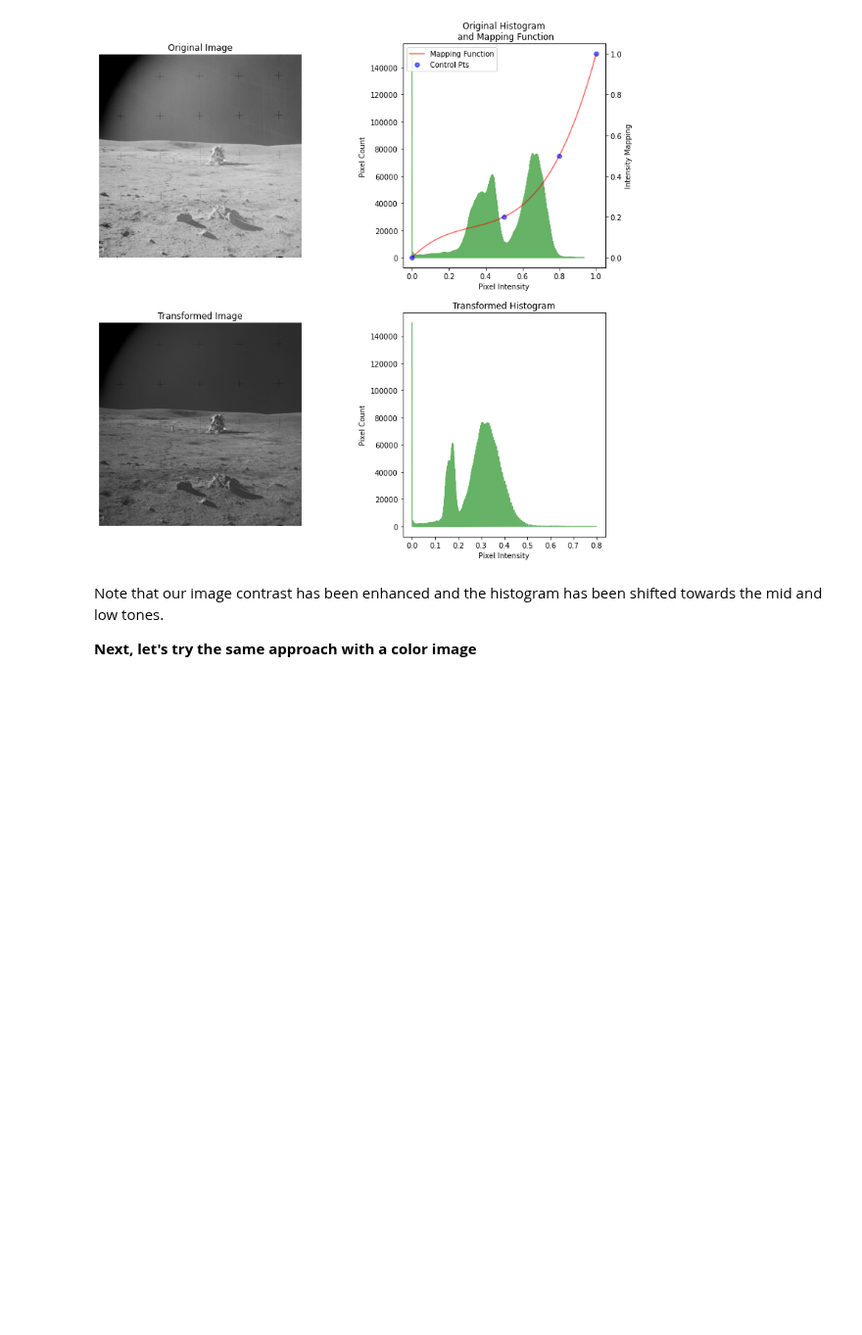
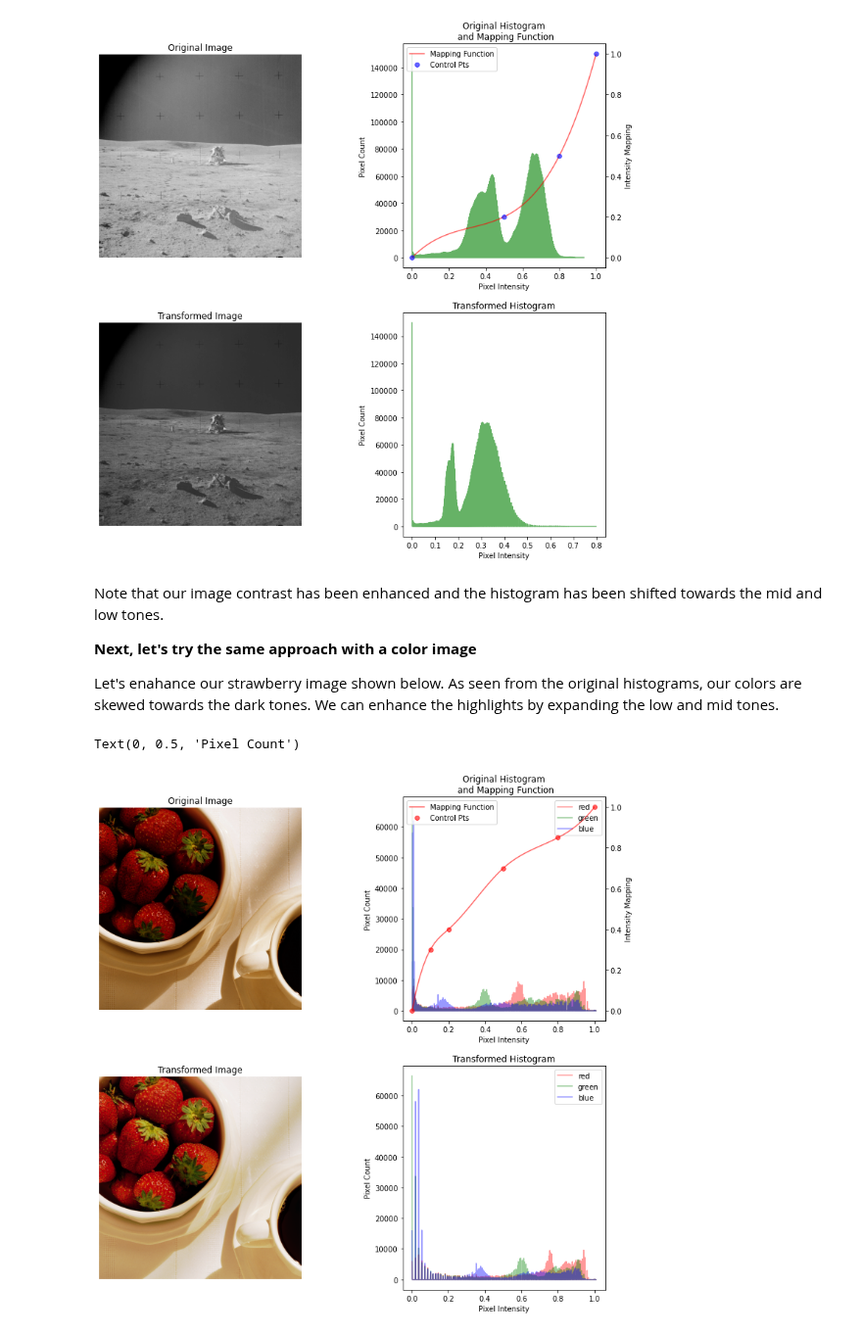
Before and after one commit to ecolon08/Digital-Image-Processing, a Jupyter notebook: Color Image Processing/ec_dip_color_img_proc_01.ipynb, the cells around one changed output. Shown at 98% size. Drawn from its saved outputs; the diff is of its cells as text; code cells hidden in the pictures; blank space fills up the shorter version.

Commit message:
Add control point-based contrast enhancement for color image

```diff
--- a/Color Image Processing/ec_dip_color_img_proc_01.ipynb
+++ b/Color Image Processing/ec_dip_color_img_proc_01.ipynb
@@ -507,3 +507,81 @@ ax_moon_spline[3].set_ylabel('Pixel Count');
 Note that our image contrast has been enhanced and the histogram has been shifted towards the mid and low tones.
 
 **Next, let's try the same approach with a color image**
+
+Let's enahance our strawberry image shown below. As seen from the original histograms, our colors are skewed towards
+the dark tones. We can enhance the highlights by expanding the low and mid tones.
+# %%
+img_strberry = skimage.img_as_float(io.imread('./images/strawberries-RGB-dark.tif'))
+
+# display the transformation function superimposed with the histogram
+fig_strberry, ax_strberry = plt.subplots(2, 2, figsize=(12.5, 12.5))
+ax_strberry = ax_strberry.ravel()
+fig_strberry.subplots_adjust(wspace=0.5)
+
+# display the original image
+ax_strberry[0].imshow(img_strberry)
+ax_strberry[0].set_title("Original Image")
+ax_strberry[0].axis('off')
+
+# compute histograms
+#fire_hist = collections.defaultdict()
+channels = ['red', 'green', 'blue']
+bins = np.arange(0., 1.01, 0.001)
+
+for idx, channel in enumerate(channels):
+    strberry_hist, strberry_hist_ctrs = np.histogram(img_strberry[:, :, idx], bins=bins)
+
+    # Plot histograms
+    ax_strberry[1].plot(strberry_hist_ctrs[1:], strberry_hist, c=channel, alpha=0.4, label=channel)
+    ax_strberry[1].legend()
+
+ax_strberry[1].set_title("Original Histogram\n and Mapping Function")
+ax_strberry[1].set_xlabel('Pixel Intensity')
+ax_strberry[1].set_ylabel('Pixel Count');
+
+# define the mapping function using control points
+strberry_ctrl_pts = np.array([[0.0, 0.0],
+                         [0.1, 0.3],
+                         [0.2, 0.4],
+                         [0.5, 0.7],
+                         [0.8,0.85],
+                         [1.0, 1.0]])
+
+# create spline representations
+strberry_spline_rep = scipy.interpolate.splrep(strberry_ctrl_pts[:, 0], strberry_ctrl_pts[:, 1], s=0)
+
+# evaluate splines
+strberry_spline_eval = scipy.interpolate.splev(eval_pts, strberry_spline_rep, der=0)
+
+# plot spline mapping functions
+ax_strberry_xfm = ax_strberry[1].twinx()
+ax_strberry_xfm.plot(eval_pts, strberry_spline_eval, c='r', alpha=0.6, label='Mapping Function')
+
+ax_strberry_xfm.plot(strberry_ctrl_pts[:, 0], strberry_ctrl_pts[:, 1], 'ro', alpha=0.6, label='Control Pts')
+
+ax_strberry_xfm.set_ylabel('Intensity Mapping')
+ax_strberry_xfm.legend()
+
+# transform channels and re-compose image
+img_strberry_xfm = scipy.interpolate.splev(img_strberry, strberry_spline_rep, der = 0)
+
+#img_strberry_xfm = np.dstack((strberry_red_xfm, strberry_green_xfm, strberry_blue_xfm))
+
+ax_strberry[2].imshow(img_strberry_xfm)
+ax_strberry[2].set_title("Transformed Image")
+ax_strberry[2].axis('off')
+
+# compute new histograms
+for idx, channel in enumerate(channels):
+    strberry_hist, strberry_hist_ctrs = np.histogram(img_strberry_xfm[:, :, idx], bins=bins)
+
+    # Plot histograms
+    ax_strberry[3].plot(strberry_hist_ctrs[1:], strberry_hist, c=channel, alpha=0.4, label=channel)
+    ax_strberry[3].legend()
+
+ax_strberry[3].set_title("Transformed Histogram")
+ax_strberry[3].set_xlabel("Pixel Intensity")
+ax_strberry[3].set_ylabel("Pixel Count")
+# %% [output]
+Text(0, 0.5, 'Pixel Count')
+[figure, added]
```
Also changed, not shown: parts of 1 cell of this notebook, 2 other files.
